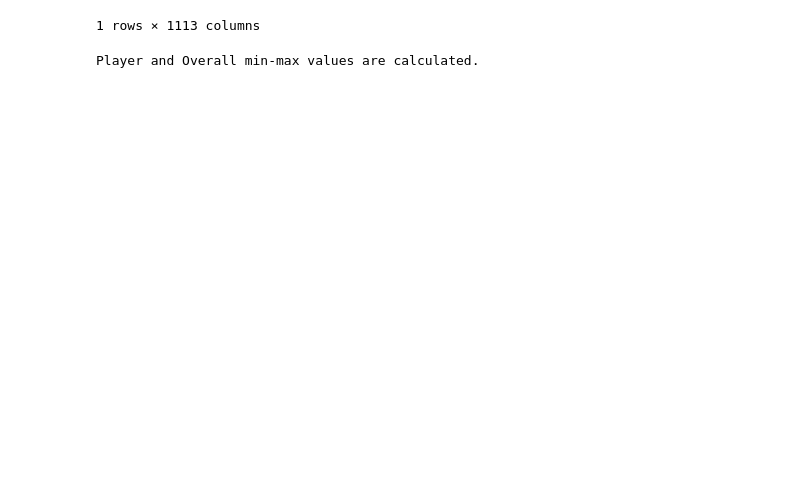
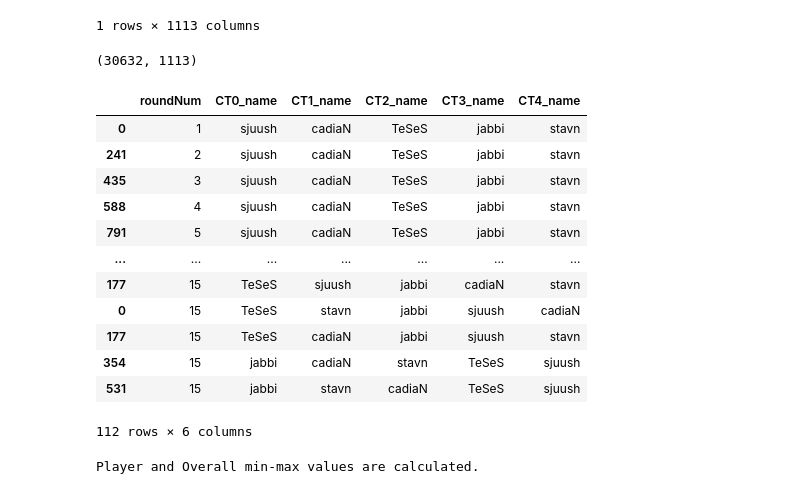
Before and after one commit to szmidapatrik/c2m1TPaeVlsln, a Jupyter notebook: proj/graph-dataset/graph_dataset_creator_class_test.ipynb, the cells around one changed output. Saved outputs shown, nothing was run; the diff lists cells and outputs as text; code cells hidden in the pictures; blank space fills up the shorter version.

Commit message:
small changes in the permutation change function

```diff
--- a/proj/graph-dataset/graph_dataset_creator_class_test.ipynb
+++ b/proj/graph-dataset/graph_dataset_creator_class_test.ipynb
@@ -24,6 +24,7 @@ df = tdc.format_match_data(
     add_numerical_match_id=True,
     numerical_match_id=1000,
     vary_player_permutation=True,
+    num_permutations_per_round=3,
     group_players_by_side=True,
     )
 df.head(1)
@@ -31,6 +32,26 @@ df.head(1)
 |  | tick | roundNum | CT0_name | CT0_x | CT0_y | CT0_z | CT0_eyeX | CT0_eyeY | CT0_eyeZ | CT0_velocityX | ... |
 | 0 | 11575 | 1 | sjuush | 2469.830078 | 2092.433838 | 132.03125 | 2469.830078 | 2092.433838 | 196.093811 | 1.230158 | ... |
 1 rows × 1113 columns
+# %%
+df.shape
+# %% [output]
+(30632, 1113)
+# %%
+df.loc[df['roundNum'] < 16][['roundNum', 'CT0_name', 'CT1_name', 'CT2_name', 'CT3_name', 'CT4_name']].drop_duplicates()
+# %% [output]
+|  | roundNum | CT0_name | CT1_name | CT2_name | CT3_name | CT4_name |
+| 0 | 1 | sjuush | cadiaN | TeSeS | jabbi | stavn |
+| 241 | 2 | sjuush | cadiaN | TeSeS | jabbi | stavn |
+| 435 | 3 | sjuush | cadiaN | TeSeS | jabbi | stavn |
+| 588 | 4 | sjuush | cadiaN | TeSeS | jabbi | stavn |
+| 791 | 5 | sjuush | cadiaN | TeSeS | jabbi | stavn |
+| ... | ... | ... | ... | ... | ... | ... |
+| 177 | 15 | TeSeS | sjuush | jabbi | cadiaN | stavn |
+| 0 | 15 | TeSeS | stavn | jabbi | sjuush | cadiaN |
+| 177 | 15 | TeSeS | cadiaN | jabbi | sjuush | stavn |
+| 354 | 15 | jabbi | cadiaN | stavn | TeSeS | sjuush |
+| 531 | 15 | jabbi | stavn | cadiaN | TeSeS | sjuush |
+112 rows × 6 columns
 # %%
 tdn.match_normalization(df, '../../model/scaler/inferno_graph_scaler.pkl')
 # %% [output]
```
Also changed, not shown: 1 other file.
